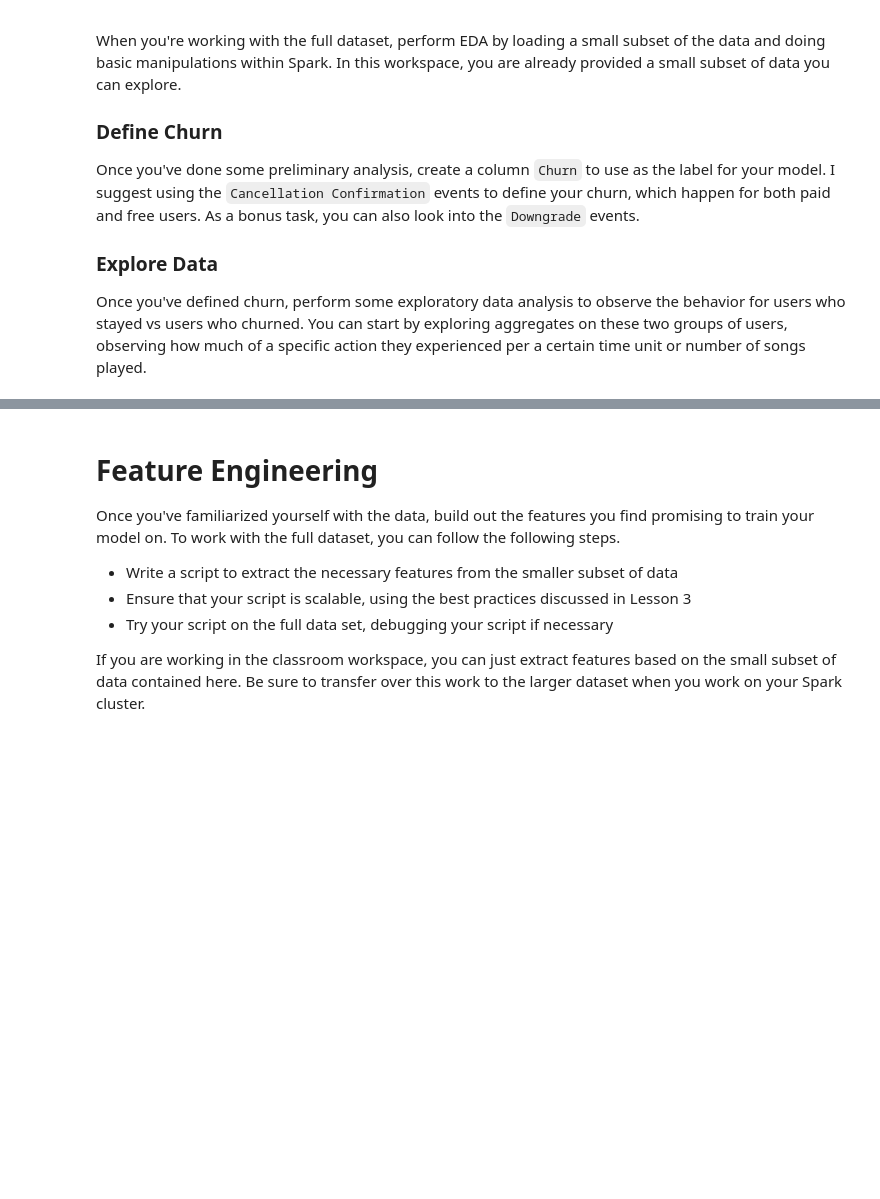
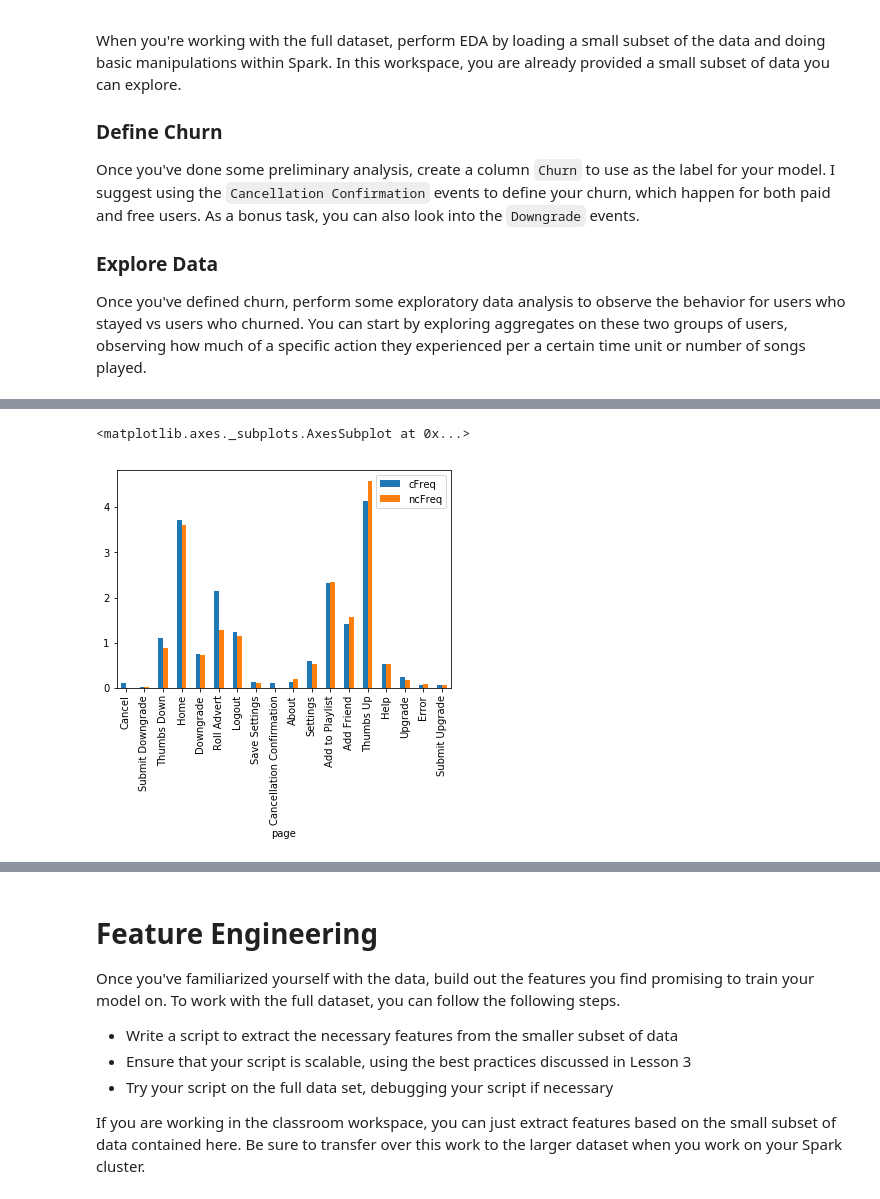
Before and after one commit to ShuangyuandData/SparkprojectSparkify, a Jupyter notebook: Sparkify.ipynb, the cells around one changed output, grey strips where cells are left out. Cells and saved outputs as stored; diff of their text form; code cells hidden in the pictures; blank space fills up the shorter version.

```diff
--- a/Sparkify.ipynb
+++ b/Sparkify.ipynb
@@ -415,0 +511,15 @@ print(df.describe("sessionID").show())
+# %%
+churn_count = df_withchurn.filter(df_withchurn.churn==1).count()
+no_churn_count = df_withchurn.filter(df_withchurn.churn==0).count()
+
+df_temp1 = df_withchurn.filter(df_withchurn.churn==1).filter(df_withchurn.page!="NextSong").groupby(["page"]).count()
+df_temp1 = df_temp1.withColumn("cFreq", df_temp1["count"]/(churn_count/100)).sort("page")
+
+df_temp2 = df_withchurn.filter(df_withchurn.churn==0).filter(df_withchurn.page!="NextSong").groupby(["page"]).count()
+df_temp2 = df_temp2.withColumn("ncFreq", df_temp2["count"]/(no_churn_count/100)).sort("page")
+# %%
+df_pd = df_temp1.join(df_temp2, "page", "outer").drop("count").fillna(0).toPandas()
+df_pd.plot.bar("page")
+# %% [output]
+<matplotlib.axes._subplots.AxesSubplot at 0x...>
+[figure, added]
```
Also changed, not shown: parts of 95 cells of this notebook.
